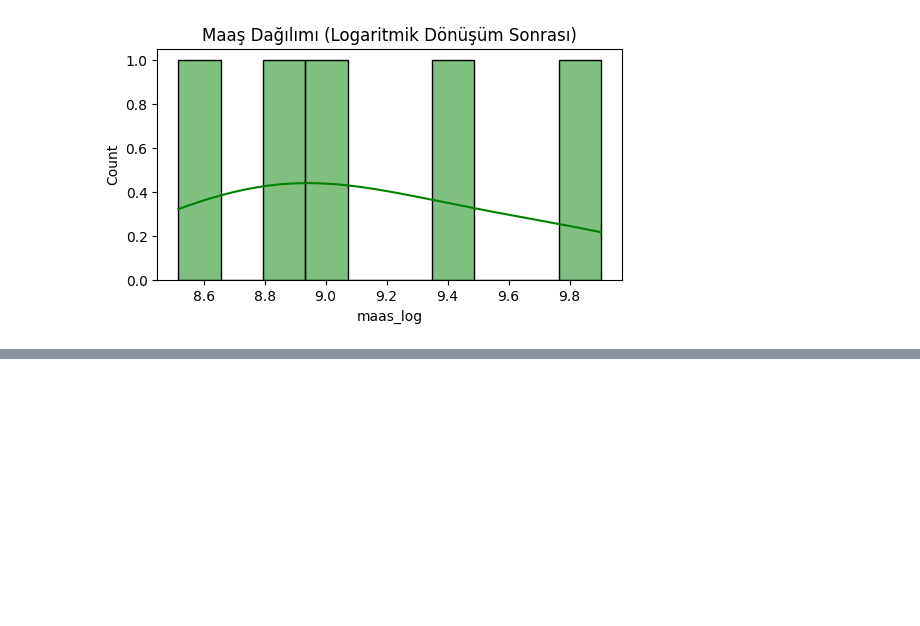
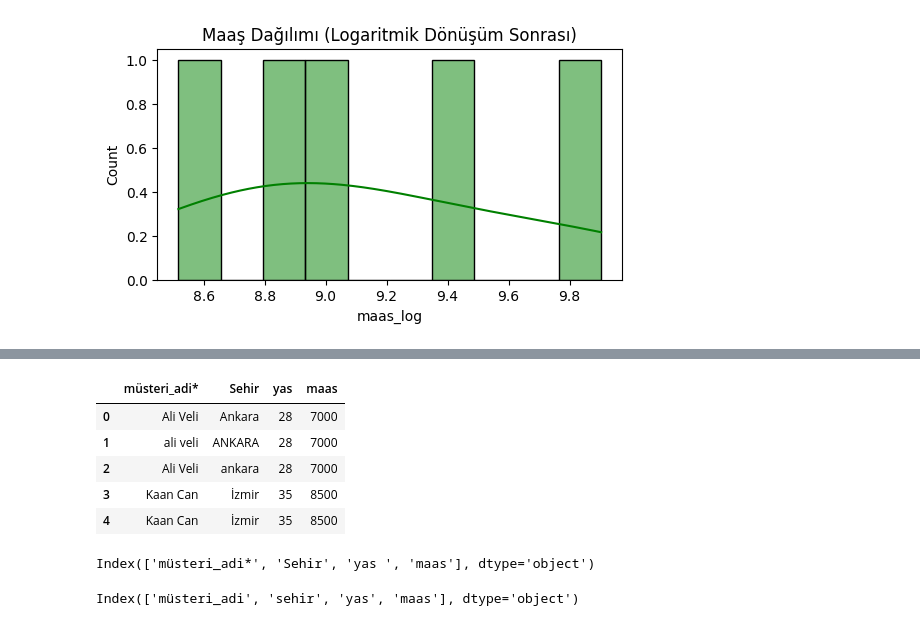
Before and after one commit to ArsenLupen53/GYZU-BTK-codespace, a Jupyter notebook: veri_on_isleme/veri_on_isleme.ipynb, the cells around one changed output, grey strips where cells are left out. Saved outputs shown, nothing was run; the diff lists cells and outputs as text; code cells hidden in the pictures; blank space fills up the shorter version.

Commit message:
veri ön işleme gün 4

```diff
--- a/veri_on_isleme/veri_on_isleme.ipynb
+++ b/veri_on_isleme/veri_on_isleme.ipynb
@@ -440,0 +467,35 @@ plt.show()
+# %%
+"""
+veri seti: tekrar eden satırlar, biçimsel tutarsızlıklar ve mantıksal hatalar
+aynı müşterinin farklı yazımlarla sisteme kaydedilmesi
+"""
+
+import pandas as pd
+import numpy as np
+
+# örnek veri seti
+data = {
+  "müsteri_adi*": ["Ali Veli","ali veli","Ali Veli","Kaan Can","Kaan Can"],
+  "Sehir": ["Ankara","ANKARA","ankara","İzmir","İzmir"],
+  "yas ": [28,28,28,35,35],
+  "maas": [7000,7000,7000,8500,8500]
+}
+df = pd.DataFrame(data)
+df
+# %% [output]
+|  | müsteri_adi* | Sehir | yas | maas |
+| 0 | Ali Veli | Ankara | 28 | 7000 |
+| 1 | ali veli | ANKARA | 28 | 7000 |
+| 2 | Ali Veli | ankara | 28 | 7000 |
+| 3 | Kaan Can | İzmir | 35 | 8500 |
+| 4 | Kaan Can | İzmir | 35 | 8500 |
+# %%
+df.columns
+# %% [output]
+Index(['müsteri_adi*', 'Sehir', 'yas ', 'maas'], dtype='object')
+# %%
+#sütun adlarının temizlenmesi
+df.columns = df.columns.str.strip().str.lower().str.replace("*","")
+df.columns
+# %% [output]
+Index(['müsteri_adi', 'sehir', 'yas', 'maas'], dtype='object')
```
Also changed, not shown: parts of 11 cells of this notebook.
